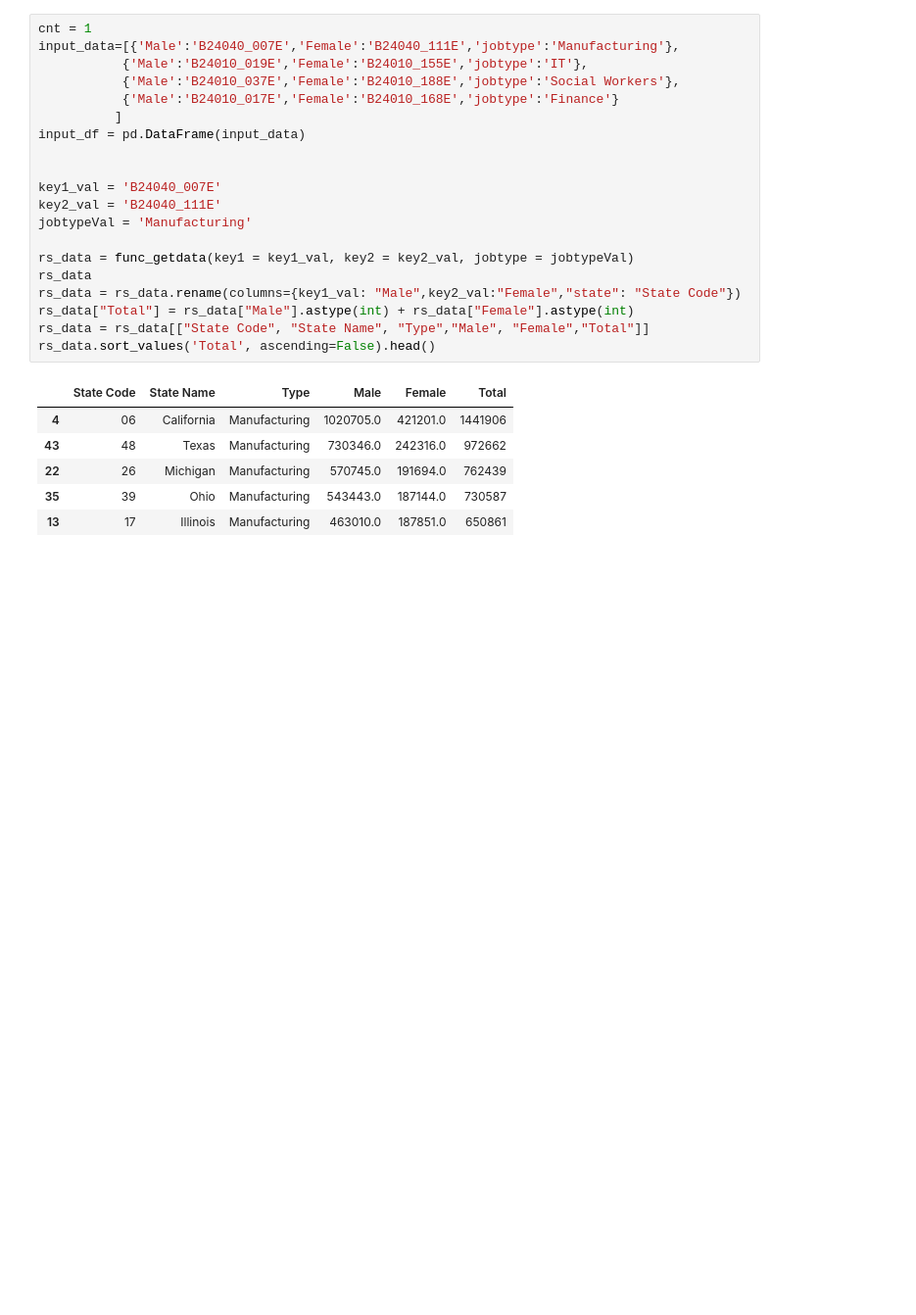
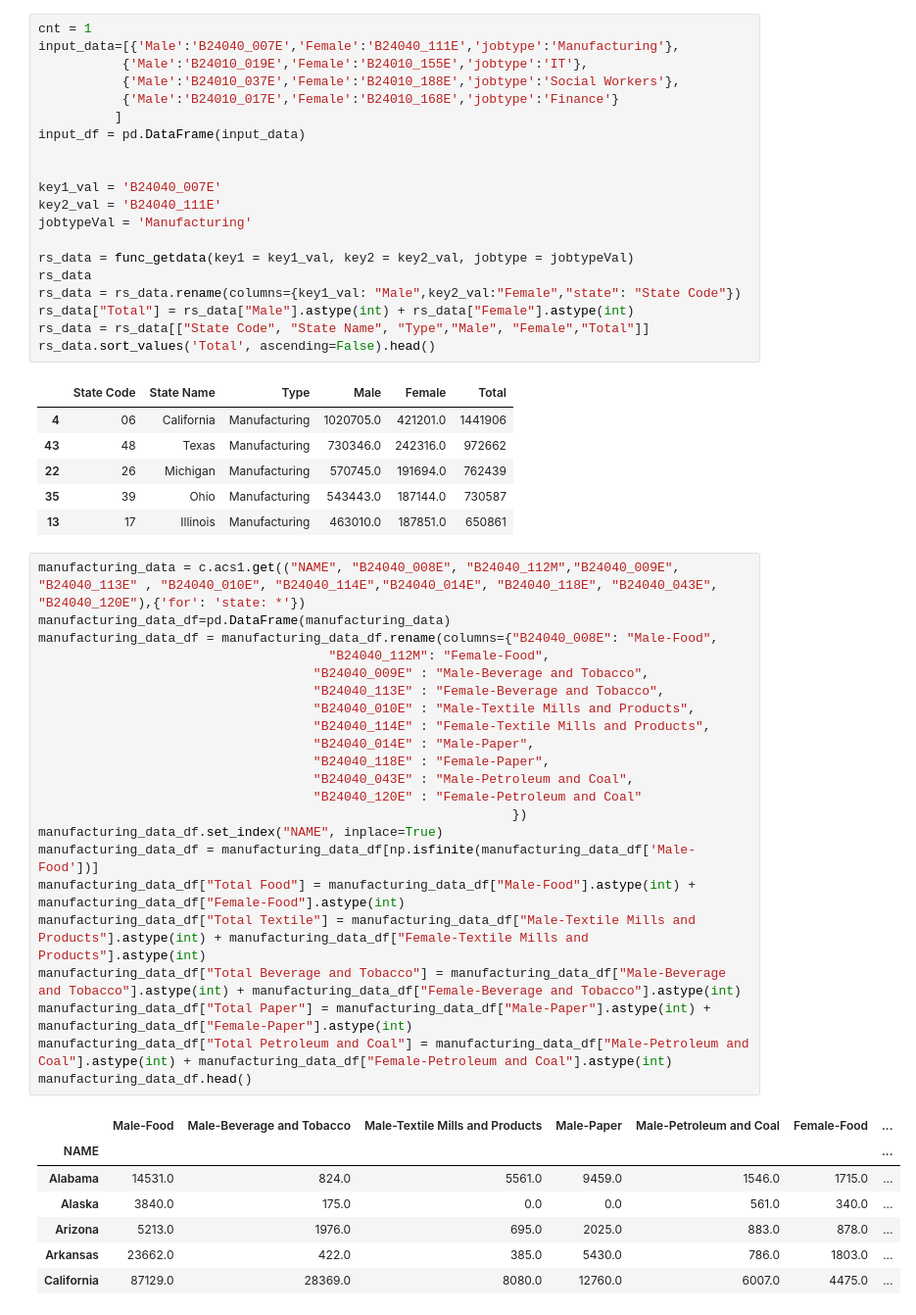
Before and after one commit to scooops94/Project_CSS, a Jupyter notebook: Census_Demo.ipynb, the cells around one changed output. Shown: that part at 98% size. Drawn from its saved outputs; the diff is of its cells as text; blank space fills up the shorter version.

```diff
--- a/Census_Demo.ipynb
+++ b/Census_Demo.ipynb
@@ -169,3 +159,33 @@ rs_data.sort_values('Total', ascending=False).head()
 | 22 | 26 | Michigan | Manufacturing | 570745.0 | 191694.0 | 762439 |
 | 35 | 39 | Ohio | Manufacturing | 543443.0 | 187144.0 | 730587 |
 | 13 | 17 | Illinois | Manufacturing | 463010.0 | 187851.0 | 650861 |
+# %%
+manufacturing_data = c.acs1.get(("NAME", "B24040_008E", "B24040_112M","B24040_009E", "B24040_113E" , "B24040_010E", "B24040_114E","B24040_014E", "B24040_118E", "B24040_043E", "B24040_120E"),{'for': 'state: *'})
+manufacturing_data_df=pd.DataFrame(manufacturing_data)
+manufacturing_data_df = manufacturing_data_df.rename(columns={"B24040_008E": "Male-Food",
+                                      "B24040_112M": "Female-Food",
+                                    "B24040_009E" : "Male-Beverage and Tobacco",
+                                    "B24040_113E" : "Female-Beverage and Tobacco",
+                                    "B24040_010E" : "Male-Textile Mills and Products",
+                                    "B24040_114E" : "Female-Textile Mills and Products",
+                                    "B24040_014E" : "Male-Paper",
+                                    "B24040_118E" : "Female-Paper",
+                                    "B24040_043E" : "Male-Petroleum and Coal",
+                                    "B24040_120E" : "Female-Petroleum and Coal"
+                                                              })
+manufacturing_data_df.set_index("NAME", inplace=True)
+manufacturing_data_df = manufacturing_data_df[np.isfinite(manufacturing_data_df['Male-Food'])]
+manufacturing_data_df["Total Food"] = manufacturing_data_df["Male-Food"].astype(int) + manufacturing_data_df["Female-Food"].astype(int)
+manufacturing_data_df["Total Textile"] = manufacturing_data_df["Male-Textile Mills and Products"].astype(int) + manufacturing_data_df["Female-Textile Mills and Products"].astype(int)
+manufacturing_data_df["Total Beverage and Tobacco"] = manufacturing_data_df["Male-Beverage and Tobacco"].astype(int) + manufacturing_data_df["Female-Beverage and Tobacco"].astype(int)
+manufacturing_data_df["Total Paper"] = manufacturing_data_df["Male-Paper"].astype(int) + manufacturing_data_df["Female-Paper"].astype(int)
+manufacturing_data_df["Total Petroleum and Coal"] = manufacturing_data_df["Male-Petroleum and Coal"].astype(int) + manufacturing_data_df["Female-Petroleum and Coal"].astype(int)
+manufacturing_data_df.head()
+# %% [output]
+|  | Male-Food | Male-Beverage and Tobacco | Male-Textile Mills and Products | Male-Paper | Male-Petroleum and Coal | Female-Food | ... |
+| NAME |  |  |  |  |  |  | ... |
+| Alabama | 14531.0 | 824.0 | 5561.0 | 9459.0 | 1546.0 | 1715.0 | ... |
+| Alaska | 3840.0 | 175.0 | 0.0 | 0.0 | 561.0 | 340.0 | ... |
+| Arizona | 5213.0 | 1976.0 | 695.0 | 2025.0 | 883.0 | 878.0 | ... |
+| Arkansas | 23662.0 | 422.0 | 385.0 | 5430.0 | 786.0 | 1803.0 | ... |
+| California | 87129.0 | 28369.0 | 8080.0 | 12760.0 | 6007.0 | 4475.0 | ... |
```
Also changed, not shown: parts of 17 cells of this notebook.
